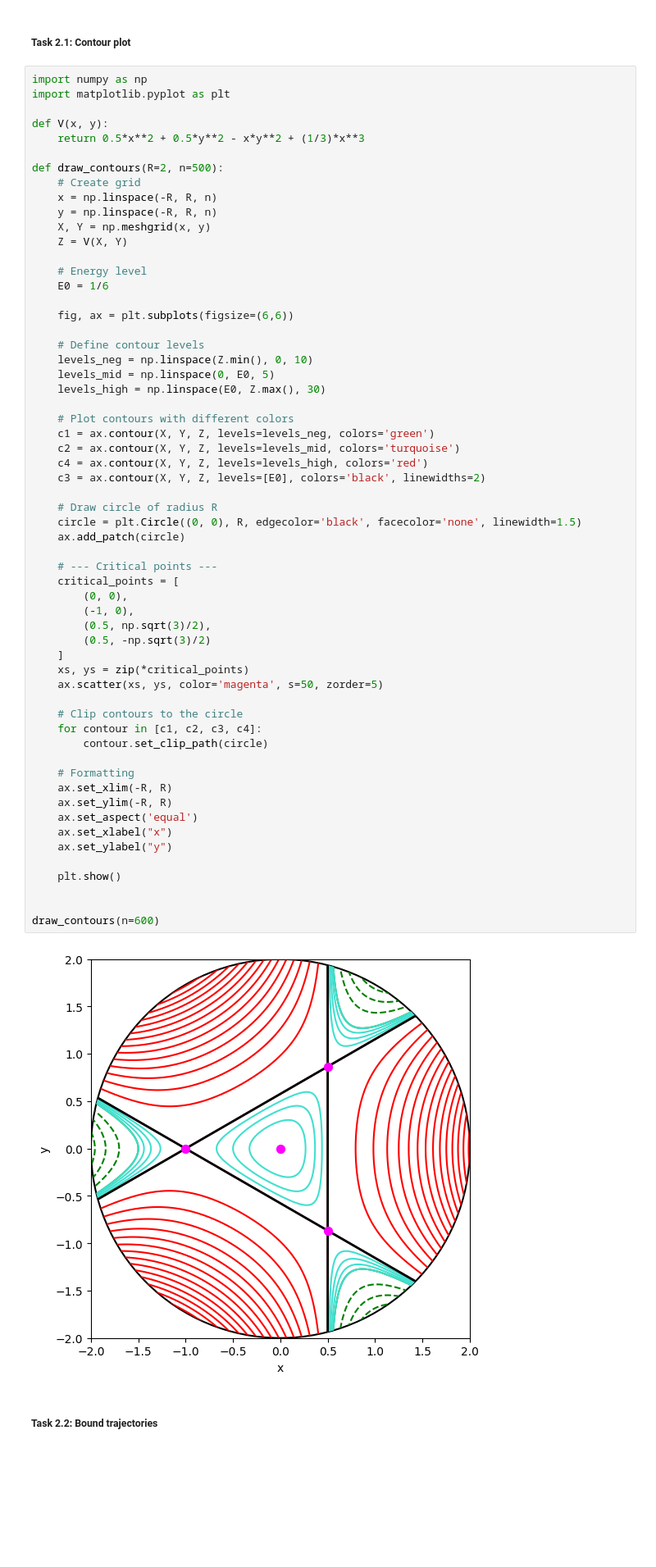
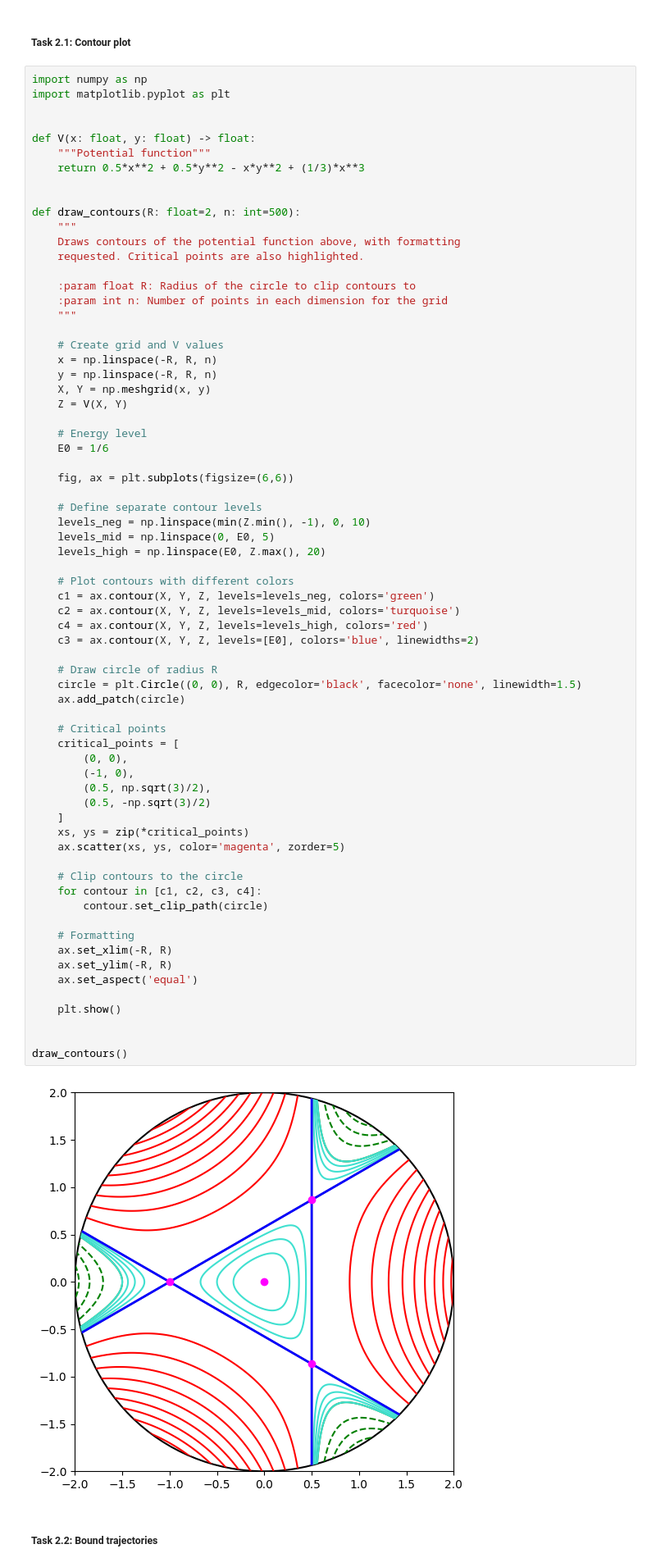
Before and after one commit to ProgramPhantom/MPS224-Scientific-Computing, a Jupyter notebook: Assignment 2/assignment2.ipynb, the cells around one changed output. Shown at 82% size. Drawn from its saved outputs; the diff is of its cells as text; blank space fills up the shorter version.

```diff
--- a/Assignment 2/assignment2.ipynb
+++ b/Assignment 2/assignment2.ipynb
@@ -210,11 +210,22 @@ Plugging in our two theta values give the equations $x = \sqrt{3}y -1$ and $x =
 import numpy as np
 import matplotlib.pyplot as plt
 
-def V(x, y):
+
+def V(x: float, y: float) -> float:
+    """Potential function"""
     return 0.5*x**2 + 0.5*y**2 - x*y**2 + (1/3)*x**3
 
-def draw_contours(R=2, n=500):
-    # Create grid
+
+def draw_contours(R: float=2, n: int=500):
+    """
+    Draws contours of the potential function above, with formatting
+    requested. Critical points are also highlighted.
+
+    :param float R: Radius of the circle to clip contours to
+    :param int n: Number of points in each dimension for the grid
+    """
+
+    # Create grid and V values
     x = np.linspace(-R, R, n)
     y = np.linspace(-R, R, n)
     X, Y = np.meshgrid(x, y)
@@ -225,48 +236,46 @@ def draw_contours(R=2, n=500):
 
     fig, ax = plt.subplots(figsize=(6,6))
 
-    # Define contour levels
-    levels_neg = np.linspace(Z.min(), 0, 10)
+    # Define separate contour levels
+    levels_neg = np.linspace(min(Z.min(), -1), 0, 10)
     levels_mid = np.linspace(0, E0, 5)
-    levels_high = np.linspace(E0, Z.max(), 30)
+    levels_high = np.linspace(E0, Z.max(), 20)
 
     # Plot contours with different colors
     c1 = ax.contour(X, Y, Z, levels=levels_neg, colors='green')
     c2 = ax.contour(X, Y, Z, levels=levels_mid, colors='turquoise')
     c4 = ax.contour(X, Y, Z, levels=levels_high, colors='red')
-    c3 = ax.contour(X, Y, Z, levels=[E0], colors='black', linewidths=2)
+    c3 = ax.contour(X, Y, Z, levels=[E0], colors='blue', linewidths=2)
 
     # Draw circle of radius R
     circle = plt.Circle((0, 0), R, edgecolor='black', facecolor='none', linewidth=1.5)
     ax.add_patch(circle)
 
-    # --- Critical points ---
+    # Critical points
     critical_points = [
         (0, 0),
         (-1, 0),
         (0.5, np.sqrt(3)/2),
         (0.5, -np.sqrt(3)/2)
     ]
     xs, ys = zip(*critical_points)
-    ax.scatter(xs, ys, color='magenta', s=50, zorder=5)
+    ax.scatter(xs, ys, color='magenta', zorder=5)
 
     # Clip contours to the circle
     for contour in [c1, c2, c3, c4]:
         contour.set_clip_path(circle)
 
     # Formatting
     ax.set_xlim(-R, R)
     ax.set_ylim(-R, R)
     ax.set_aspect('equal')
-    ax.set_xlabel("x")
-    ax.set_ylabel("y")
 
     plt.show()
 
 
-draw_contours(n=600)
+draw_contours()
 # %% [output]
-[figure, old version]
+[figure, new version]
 # %% [markdown]
 ##### Task 2.2: Bound trajectories
 # %%
```
Also changed, not shown: parts of 28 cells of this notebook, 2 other files.
